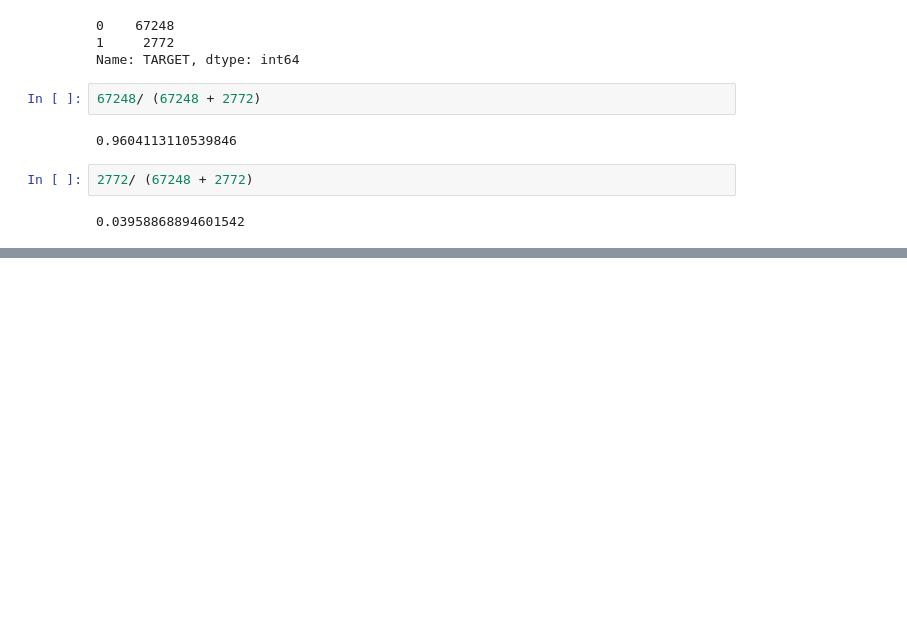
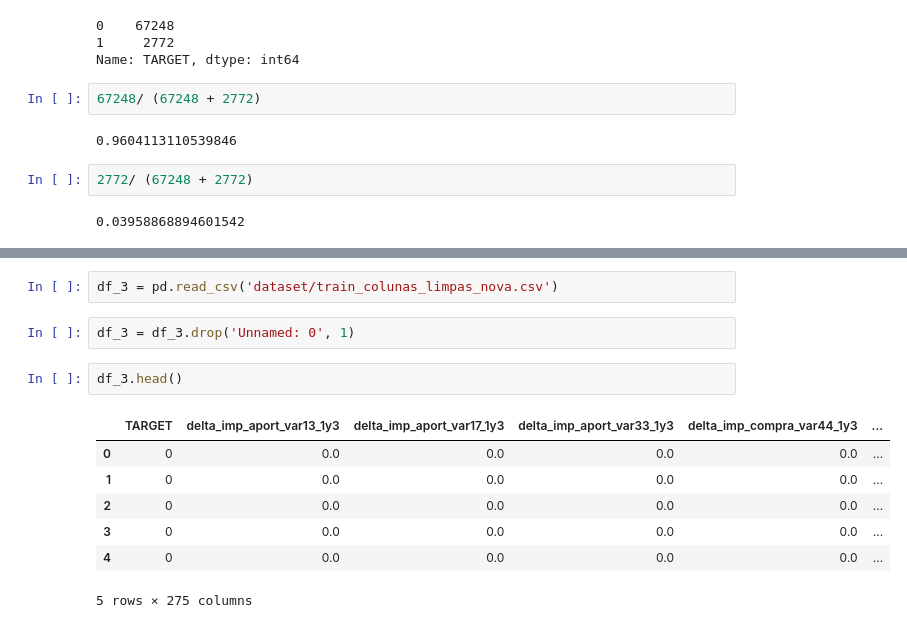
Before and after one commit to annanda/big_data_classifier, a Jupyter notebook: Big Data classifier.ipynb, the cells around one changed output, grey strips where cells are left out. Drawn from its saved outputs; the diff is of its cells as text; blank space fills up the shorter version.

```diff
--- a/Big Data classifier.ipynb
+++ b/Big Data classifier.ipynb
@@ -372,0 +558,14 @@ Name: TARGET, dtype: int64
+# %%
+df_3 = pd.read_csv('dataset/train_colunas_limpas_nova.csv')
+# %%
+df_3 = df_3.drop('Unnamed: 0', 1)
+# %%
+df_3.head()
+# %% [output]
+|  | TARGET | delta_imp_aport_var13_1y3 | delta_imp_aport_var17_1y3 | delta_imp_aport_var33_1y3 | delta_imp_compra_var44_1y3 | ... |
+| 0 | 0 | 0.0 | 0.0 | 0.0 | 0.0 | ... |
+| 1 | 0 | 0.0 | 0.0 | 0.0 | 0.0 | ... |
+| 2 | 0 | 0.0 | 0.0 | 0.0 | 0.0 | ... |
+| 3 | 0 | 0.0 | 0.0 | 0.0 | 0.0 | ... |
+| 4 | 0 | 0.0 | 0.0 | 0.0 | 0.0 | ... |
+5 rows × 275 columns
```
Also changed, not shown: parts of 24 cells of this notebook, 4 other files.
